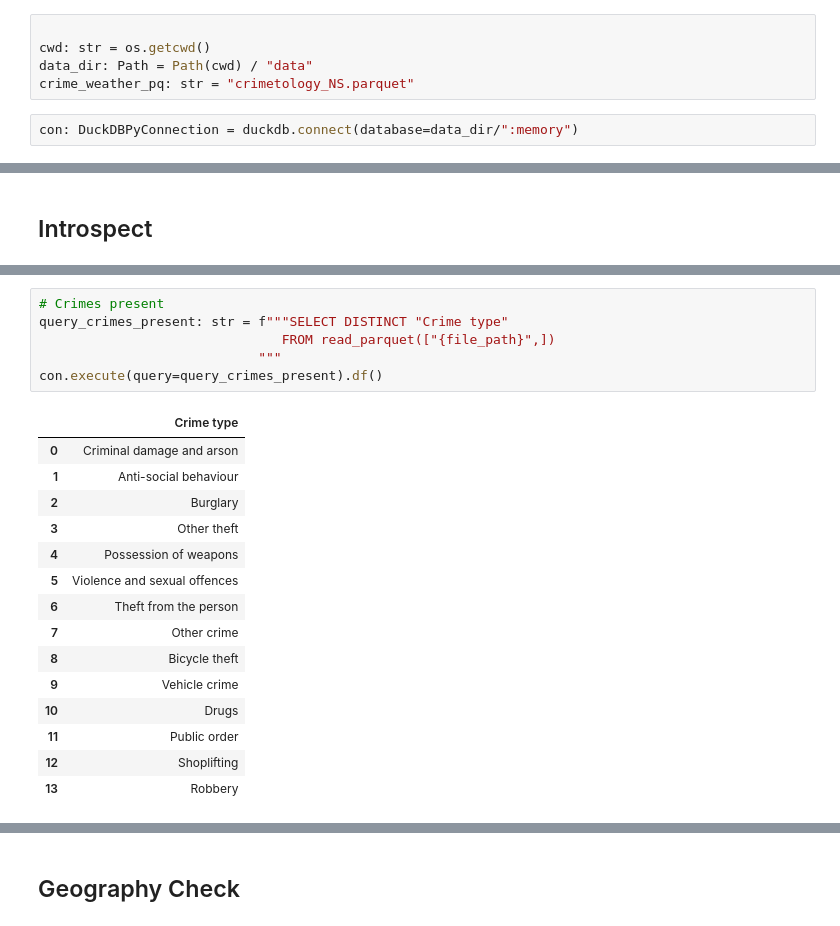
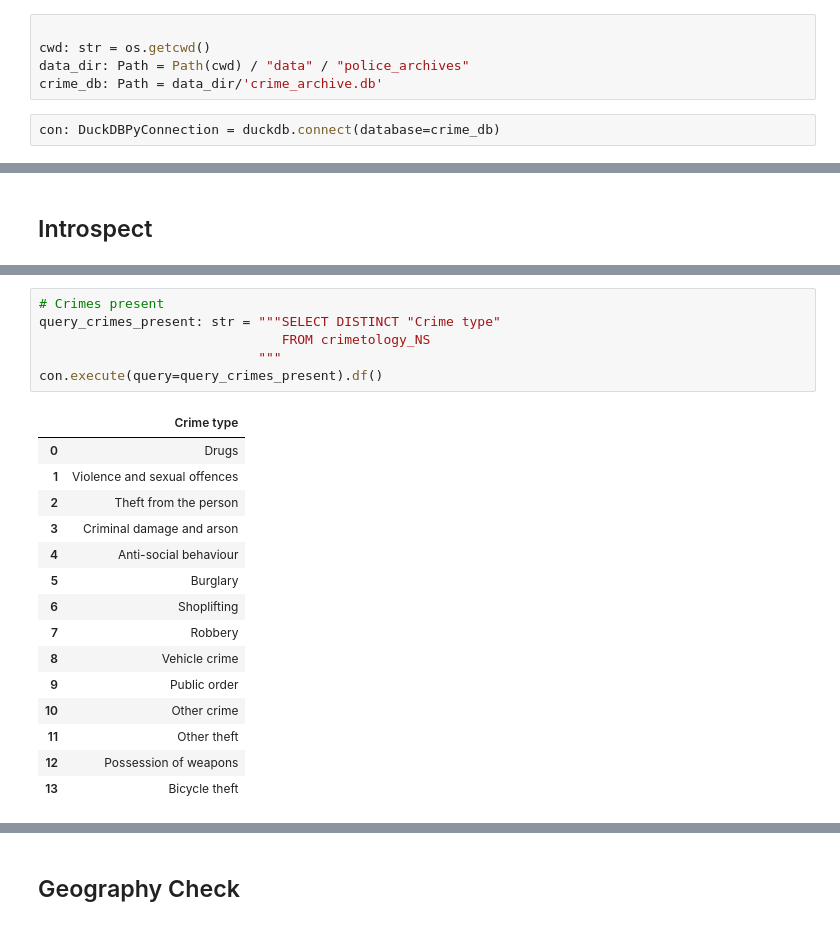
Before and after one commit to ClimatologyProjectProfile/crimetology, a Jupyter notebook: crime_weather_EDA.ipynb, the cells around one changed output, grey strips where cells are left out. Cells and saved outputs as stored; diff of their text form.

Commit message:
updated to use duckdb db and saved cleaned data

```diff
--- a/crime_weather_EDA.ipynb
+++ b/crime_weather_EDA.ipynb
@@ -24,7 +21,7 @@ import numpy as np
 # %%
 
 cwd: str = os.getcwd()
-data_dir: Path = Path(cwd) / "data"
-crime_weather_pq: str = "crimetology_NS.parquet"
+data_dir: Path = Path(cwd) / "data" / "police_archives"
+crime_db: Path = data_dir/'crime_archive.db'
 # %%
-con: DuckDBPyConnection = duckdb.connect(database=data_dir/":memory")
+con: DuckDBPyConnection = duckdb.connect(database=crime_db)
@@ -56,25 +60,25 @@ con.execute(query=query_introspect).df()
 | 13 | sfcWind | FLOAT | YES | None | None | None |
 # %%
 # Crimes present
-query_crimes_present: str = f"""SELECT DISTINCT "Crime type"
-                               FROM read_parquet(["{file_path}",])
+query_crimes_present: str = """SELECT DISTINCT "Crime type"
+                               FROM crimetology_NS
                             """
 con.execute(query=query_crimes_present).df()
 # %% [output]
 |  | Crime type |
-| 0 | Criminal damage and arson |
-| 1 | Anti-social behaviour |
-| 2 | Burglary |
-| 3 | Other theft |
-| 4 | Possession of weapons |
-| 5 | Violence and sexual offences |
-| 6 | Theft from the person |
-| 7 | Other crime |
-| 8 | Bicycle theft |
-| 9 | Vehicle crime |
-| 10 | Drugs |
-| 11 | Public order |
-| 12 | Shoplifting |
-| 13 | Robbery |
+| 0 | Drugs |
+| 1 | Violence and sexual offences |
+| 2 | Theft from the person |
+| 3 | Criminal damage and arson |
+| 4 | Anti-social behaviour |
+| 5 | Burglary |
+| 6 | Shoplifting |
+| 7 | Robbery |
+| 8 | Vehicle crime |
+| 9 | Public order |
+| 10 | Other crime |
+| 11 | Other theft |
+| 12 | Possession of weapons |
+| 13 | Bicycle theft |
 # %%
 # head
```
Also changed, not shown: parts of 17 cells of this notebook.
